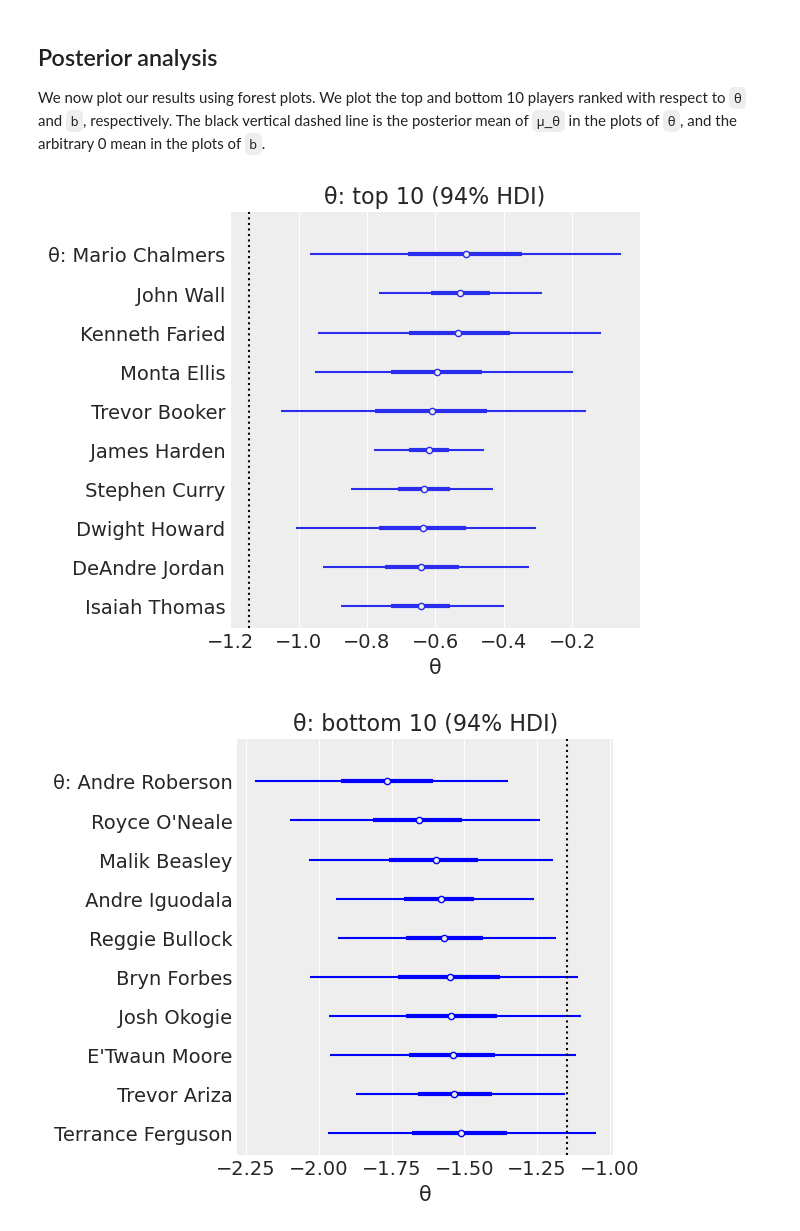
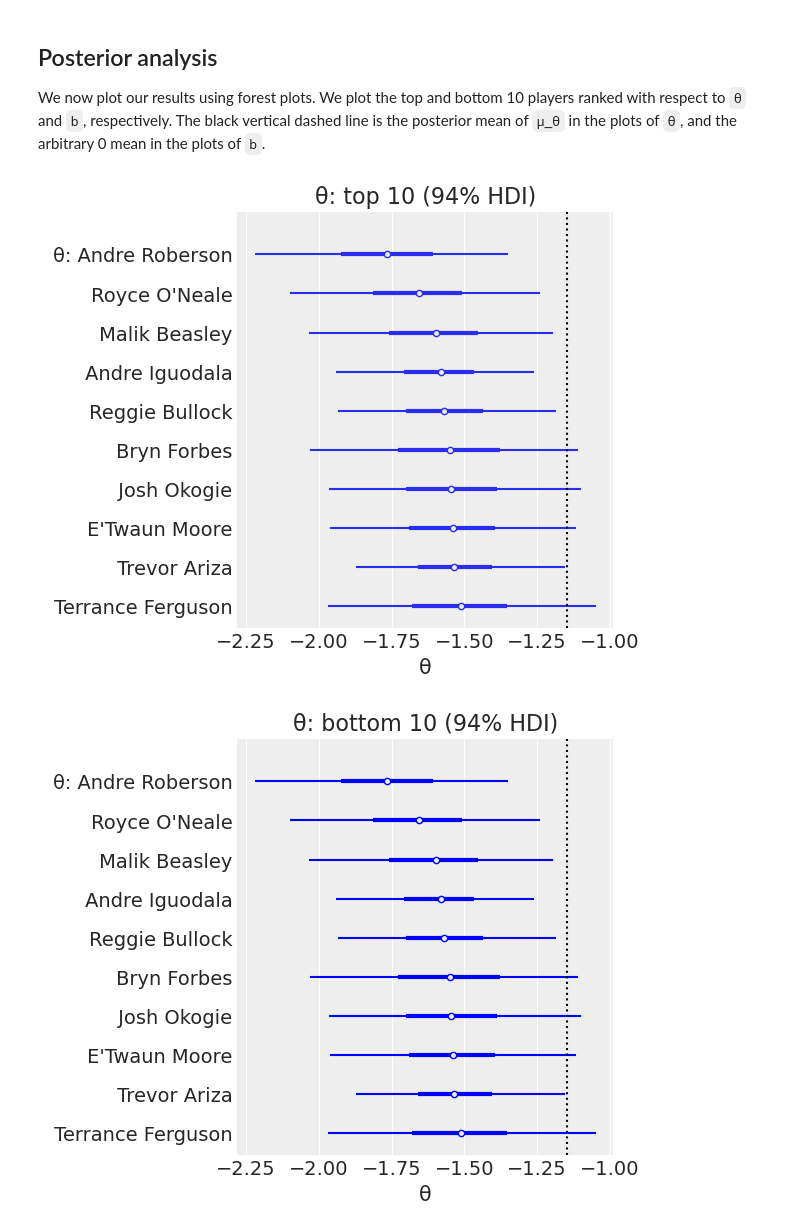
Before and after one commit to ltoniazzi/Item-Response-NBA, a Jupyter notebook: Item-Response-NBA.ipynb, the cells around one changed output. Drawn from its saved outputs; the diff is of its cells as text; code cells hidden in the pictures.

```diff
--- a/Item-Response-NBA.ipynb
+++ b/Item-Response-NBA.ipynb
@@ -200,38 +199,38 @@ We now plot our results using forest plots. We plot the top and bottom 10 player
 # %%
 def top_bottom_10(inferencedata,var,bottom_bool):
     xarray_ = inferencedata.posterior[var].mean(dim=['chain','draw'])
     return xarray_.sortby(xarray_,ascending=bottom_bool)
-xarr_top_theta = top_bottom_10(trace,'θ',False)
-xarr_bottom_theta = top_bottom_10(trace,'θ',True)
-xarr_top_b = top_bottom_10(trace,'b',False)
-xarr_bottom_b = top_bottom_10(trace,'b',True)
+top_θ = top_bottom_10(trace,'θ',False)
+top_θ = top_bottom_10(trace,'θ',True)
+top_b = top_bottom_10(trace,'b',False)
+bottom_b = top_bottom_10(trace,'b',True)
 μ_θ_mean, μ_b_mean = trace.posterior['μ_θ'].mean(), 0
 
-ax= az.plot_forest(trace,var_names=['θ'], combined=True,
-                   coords={'disadvantaged':xarr_top_theta[:10].coords['disadvantaged']})
+ax = az.plot_forest(trace,var_names=['θ'], combined=True,
+                    coords={'disadvantaged':top_θ[:10].coords['disadvantaged']})
 ax[0].set_title('θ: top 10 (94% HDI)')
 ax[0].set_xlabel('θ')
 ax[0].axvline(μ_θ_mean,color='black',ls=':', label ='mean')
 
-ax= az.plot_forest(trace,var_names=['θ'],coords={'disadvantaged':xarr_bottom_theta[:10].coords['disadvantaged']},
-              colors='blue', combined=True)
+ax = az.plot_forest(trace,var_names=['θ'], colors='blue', combined=True,
+                    coords={'disadvantaged':top_θ[:10].coords['disadvantaged']})
 ax[0].set_title('θ: bottom 10 (94% HDI)')
 ax[0].set_xlabel('θ')
 ax[0].axvline(μ_θ_mean,color='black',ls=':')
 
-ax= az.plot_forest(trace,var_names=['b'],coords={'committing':xarr_top_b[:10].coords['committing']},
-              colors='blue', combined=True)
+ax = az.plot_forest(trace,var_names=['b'], colors='blue', combined=True,
+                    coords={'committing':top_b[:10].coords['committing']})
 ax[0].set_title('b: top 10 (94% HDI)')
 ax[0].set_xlabel('b')
 ax[0].axvline(μ_b_mean,color='black',ls=':')
 
-ax= az.plot_forest(trace,var_names=['b'],coords={'committing':xarr_bottom_b[:10].coords['committing']},
-              colors='blue', combined=True)
+ax = az.plot_forest(trace,var_names=['b'], colors='blue', combined=True,
+                    coords={'committing':bottom_b[:10].coords['committing']})
 ax[0].set_title('b: bottom 10 (94% HDI)')
 ax[0].set_xlabel('b')
 ax[0].axvline(μ_b_mean,color='black',ls=':');
 # %% [output]
-[figure, old version]
+[figure, new version]
 [figure]
 [figure]
 [figure]
```
Also changed, not shown: parts of 20 cells of this notebook.
